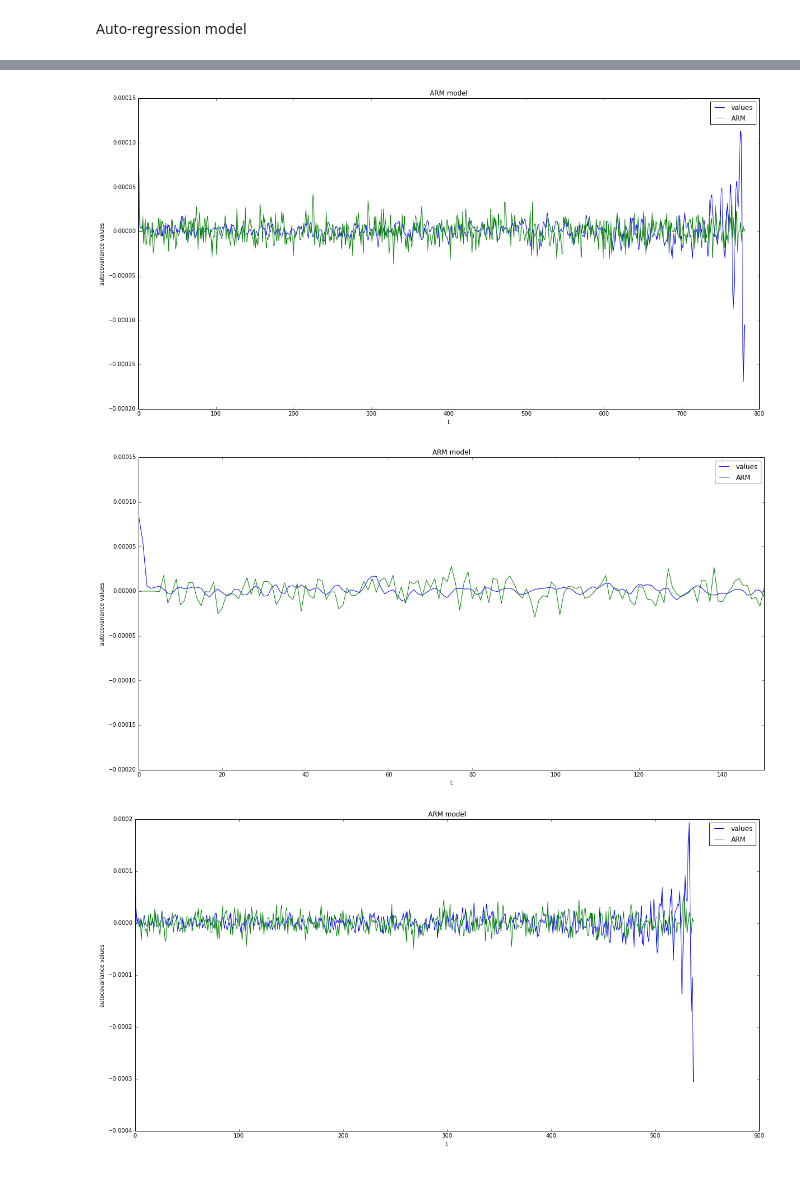
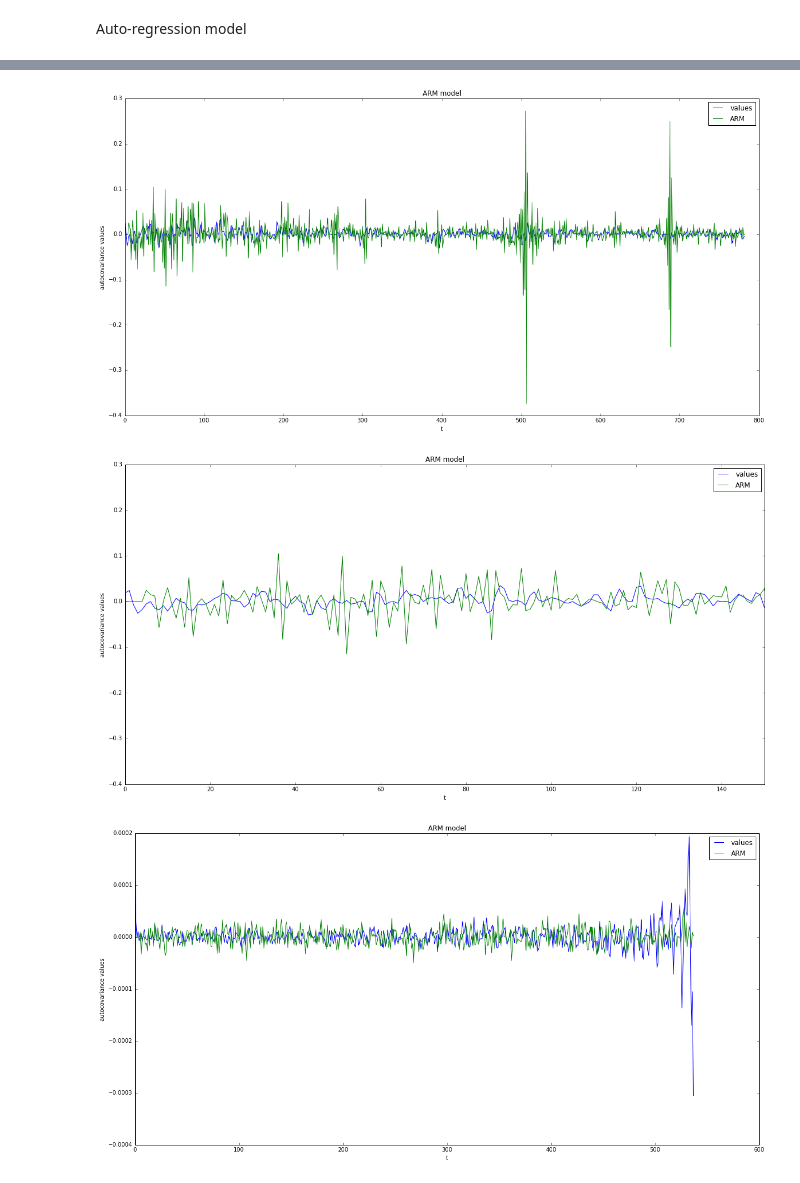
Before and after one commit to vipmax/PM, a Jupyter notebook: Task 3.ipynb, the cells around one changed output, grey strips where cells are left out. Saved outputs shown, nothing was run; the diff lists cells and outputs as text; code cells hidden in the pictures.

```diff
--- a/Task 3.ipynb
+++ b/Task 3.ipynb
@@ -224,7 +224,7 @@ def movingaverage(interval, window_size):
 x = [i for i in range(0, len(values) - 1)]
 y = autocov(values)
 
-sma_values = movingaverage(values, 2)
+sma_values = movingaverage(values, 4)
 sma_y = autocov(sma_values)
 
 
@@ -411,11 +415,11 @@ X = np.linalg.solve(A, B)
 # print(X)
 
 
-D = X[0] + sum([ X[i] * cov(i+1, values) for i in range(0, ARO)])
+D = cov(0, values) + sum([ X[i] * cov(i+1, values) for i in range(0, ARO)])
 
 noise = np.random.normal(0, D, len(values))
 
-ARM = np.zeros(len(values)-1)
+ARM = np.zeros(len(values))
 
 for i in range(ARO, len(values)-1):
 #     print("i =",i)
@@ -429,15 +433,16 @@ for i in range(ARO, len(values)-1):
 #             print("else")
             summ += X[j]*ARM[i-(j+1)]
 #         print("summ =",summ)
-    ARM[i] = (summ + noise[i])/10000
+    ARM[i] = (summ + noise[i])*5
 
 
 
 # print(ARM)
 
 
-x = [i for i in range(0, len(values) - 1)]
-y = autocov(values)
+x = [i for i in range(0, len(values))]
+y = values
+print(len(x), len(y), len(ARM))
 
 plt.figure(figsize=(20, 10))
 plt.title('ARM model')
@@ -475,11 +481,11 @@ X = np.linalg.solve(A, B)
 # print(X)
 
 
-D = X[0]+ sum([ X[i] * cov(i+1, sma_values) for i in range(0, ARO)])
+D = cov(0, sma_values)+ sum([ X[i] * cov(i+1, sma_values) for i in range(0, ARO)])
 
 noise = np.random.normal(0, D, len(sma_values))
 
-ARM = np.zeros(len(sma_values)-1)
+ARM = np.zeros(len(sma_values))
 
 for i in range(ARO, len(sma_values)-1):
 #     print("i =",i)
@@ -493,39 +499,39 @@ for i in range(ARO, len(sma_values)-1):
 #             print("else")
             summ += X[j]*ARM[i-(j+1)]
 #         print("summ =",summ)
-    ARM[i] = (summ + noise[i])/10000
+    ARM[i] = (summ + noise[i])
 
 
 
 # print(ARM)
 
 
-x = [i for i in range(0, len(sma_values) - 1)]
-y = autocov(sma_values)
+x = [i for i in range(0, len(sma_values))]
+y = sma_values
 
 plt.figure(figsize=(20, 10))
 plt.title('ARM model')
 plt.xlabel('t')
 plt.ylabel('autocovariance values')
 plt.plot(x, y, label="values")
 plt.plot(x, ARM, label="ARM")
 plt.legend()
 plt.show()
 
 
 
 plt.figure(figsize=(20, 10))
 plt.title('ARM model')
 plt.xlabel('t')
 plt.ylabel('autocovariance values')
 plt.plot(x, y, label="values")
 plt.plot(x, ARM, label="ARM")
 plt.xlim(0,150)
 plt.legend()
 plt.show()
 # %% [output]
-[figure, old version]
+[figure, new version]
-[figure, old version]
+[figure, new version]
 # %%
 valuesForARO = raw_data.values[:,1]
 
```
Also changed, not shown: parts of 6 cells of this notebook, 4 other files.
